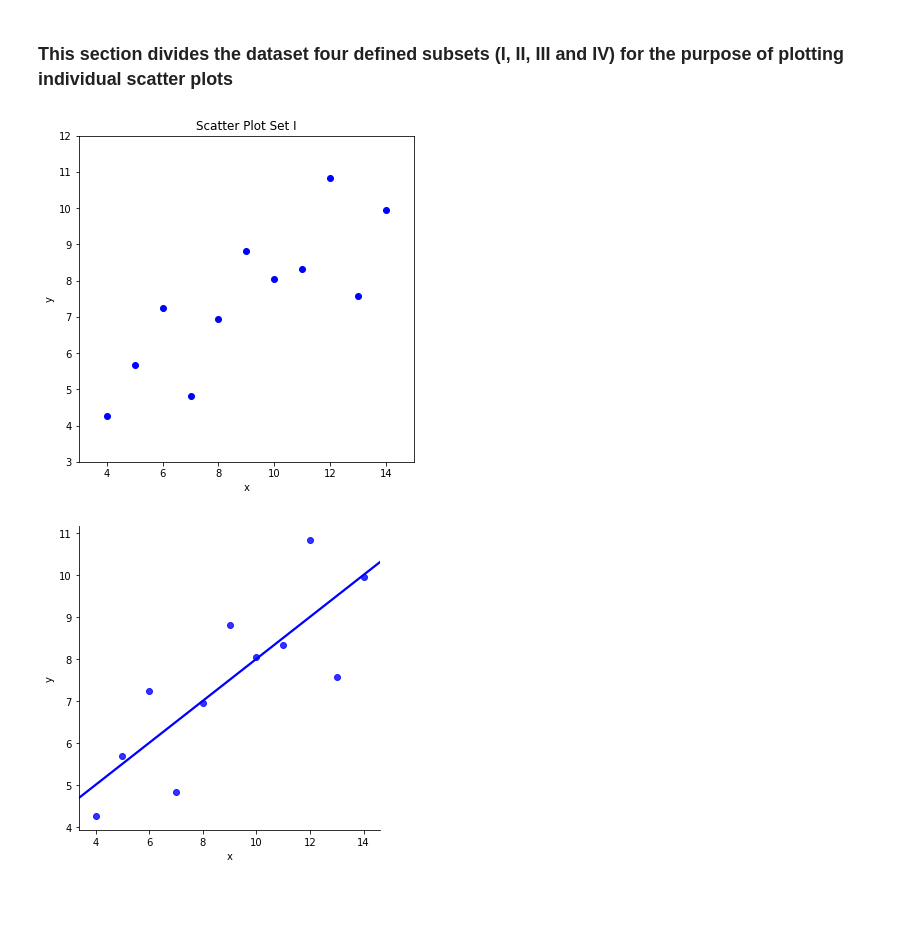
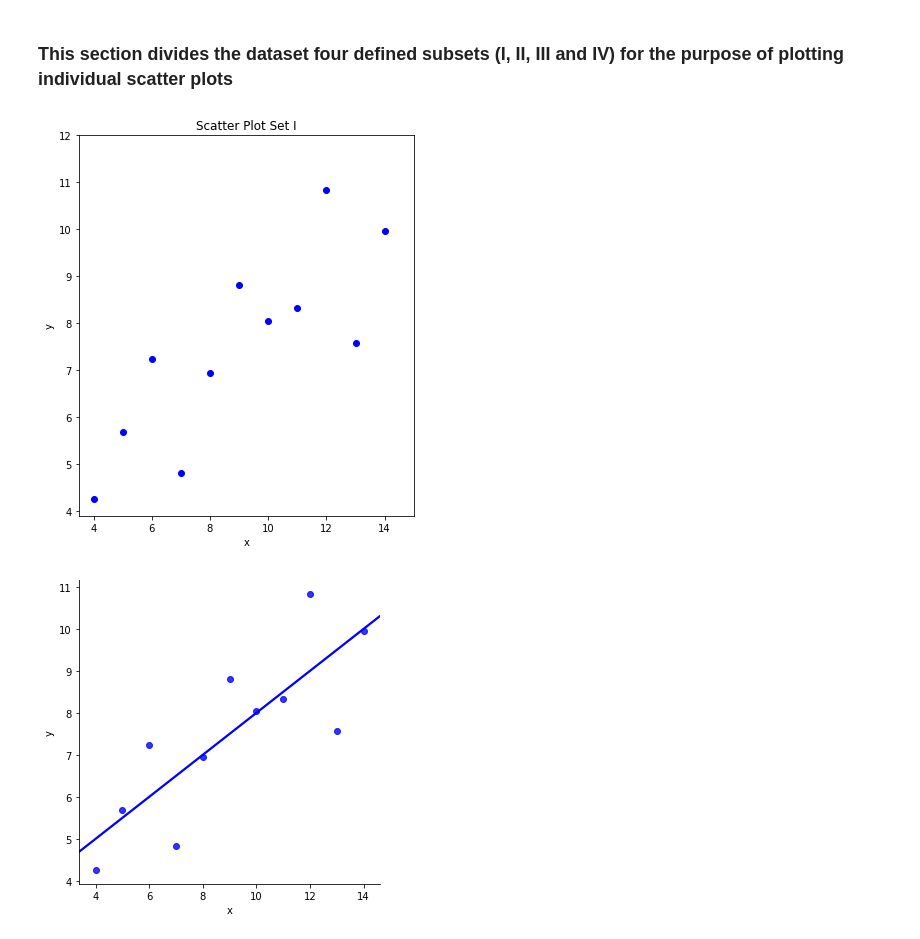
Before and after one commit to JulianConneely/Fundamentals-of-Data-Analysis-Practical-Assignment, a Jupyter notebook: Anscombes quartet dataset.ipynb, the cells around one changed output. Cells and saved outputs as stored; diff of their text form; code cells hidden in the pictures; blank space fills up the shorter version.

Commit message:
updated plot Observations

```diff
--- a/Anscombes quartet dataset.ipynb
+++ b/Anscombes quartet dataset.ipynb
@@ -54,17 +54,17 @@ setIV = df[33:]
 # %%
 #scatter plot setI
 x1 = setI.iloc[:,1] #defines column for x
 y1 = setI.iloc[:,2] #defines column for y
 plt.title("Scatter Plot Set I")
 plt.xlabel("x") # x label
 plt.ylabel("y") # y label
 graph1 = plt.scatter(x1,y1)
 plt.setp(graph1, color='b') #sets graph colour to blue
-plt.axis([3, 15 ,3, 12]) #sets axes lower and upper limits
+plt.axis([3.5, 15 ,3.9, 12]) #sets axes lower and upper limits
 plt.rcParams['figure.figsize'] = (6, 7) #resets default plot size
 plt.show()
 # %% [output]
-[figure, old version]
+[figure, new version]
 # %%
 #linear regression plot for SetI using seaborn, see References # [5]
 
```
Also changed, not shown: parts of 9 cells of this notebook.
